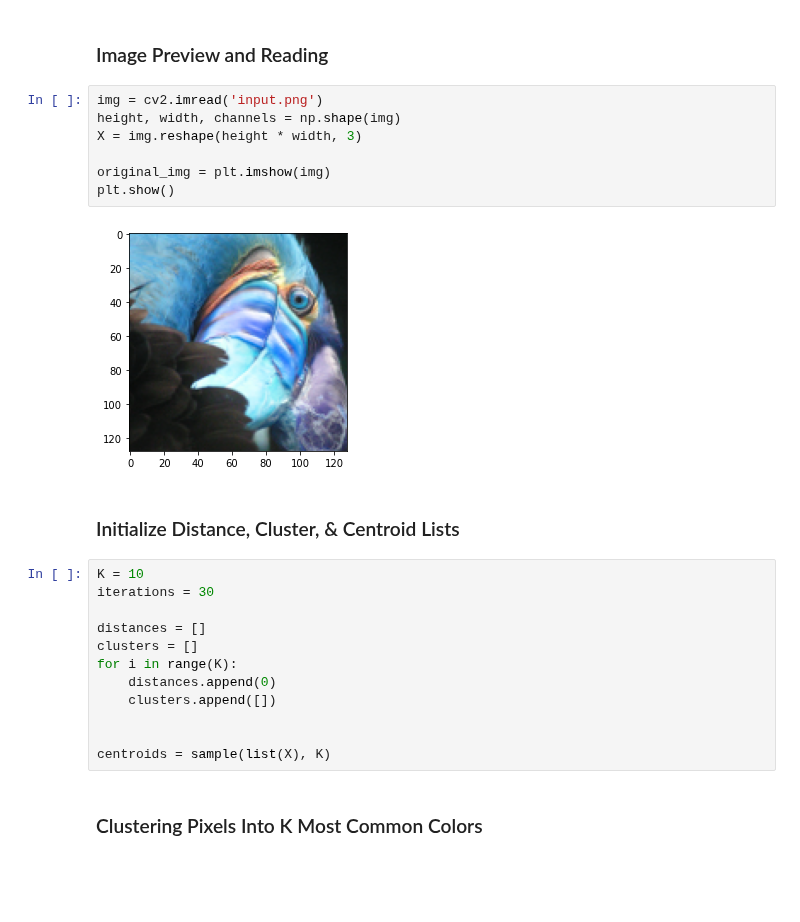
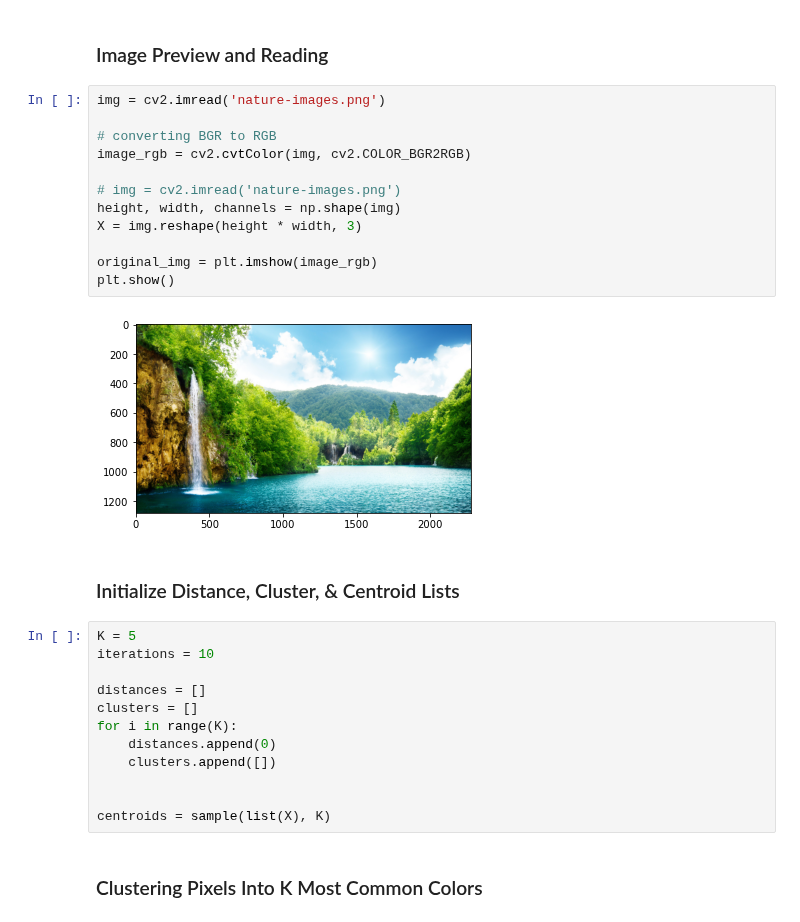
Before and after one commit to ParkerH98/OklahomaStateUniversity, a Jupyter notebook: CS5783_MachineLearning/Assignment5/k_means.ipynb, the cells around one changed output. Drawn from its saved outputs; the diff is of its cells as text; blank space fills up the shorter version.

```diff
--- a/CS5783_MachineLearning/Assignment5/k_means.ipynb
+++ b/CS5783_MachineLearning/Assignment5/k_means.ipynb
@@ -7,19 +7,24 @@ np.random.seed(1)
 # %% [markdown]
 ### Image Preview and Reading
 # %%
-img = cv2.imread('input.png')
+img = cv2.imread('nature-images.png')
+
+# converting BGR to RGB
+image_rgb = cv2.cvtColor(img, cv2.COLOR_BGR2RGB)
+
+# img = cv2.imread('nature-images.png')
 height, width, channels = np.shape(img)
 X = img.reshape(height * width, 3)
 
-original_img = plt.imshow(img)
+original_img = plt.imshow(image_rgb)
 plt.show()
 # %% [output]
-[figure, old version]
+[figure, new version]
 # %% [markdown]
 ### Initialize Distance, Cluster, & Centroid Lists
 # %%
-K = 10
-iterations = 30
+K = 5
+iterations = 10
 
 distances = []
 clusters = []
```
Also changed, not shown: parts of 1 cell of this notebook, 6 other files.
